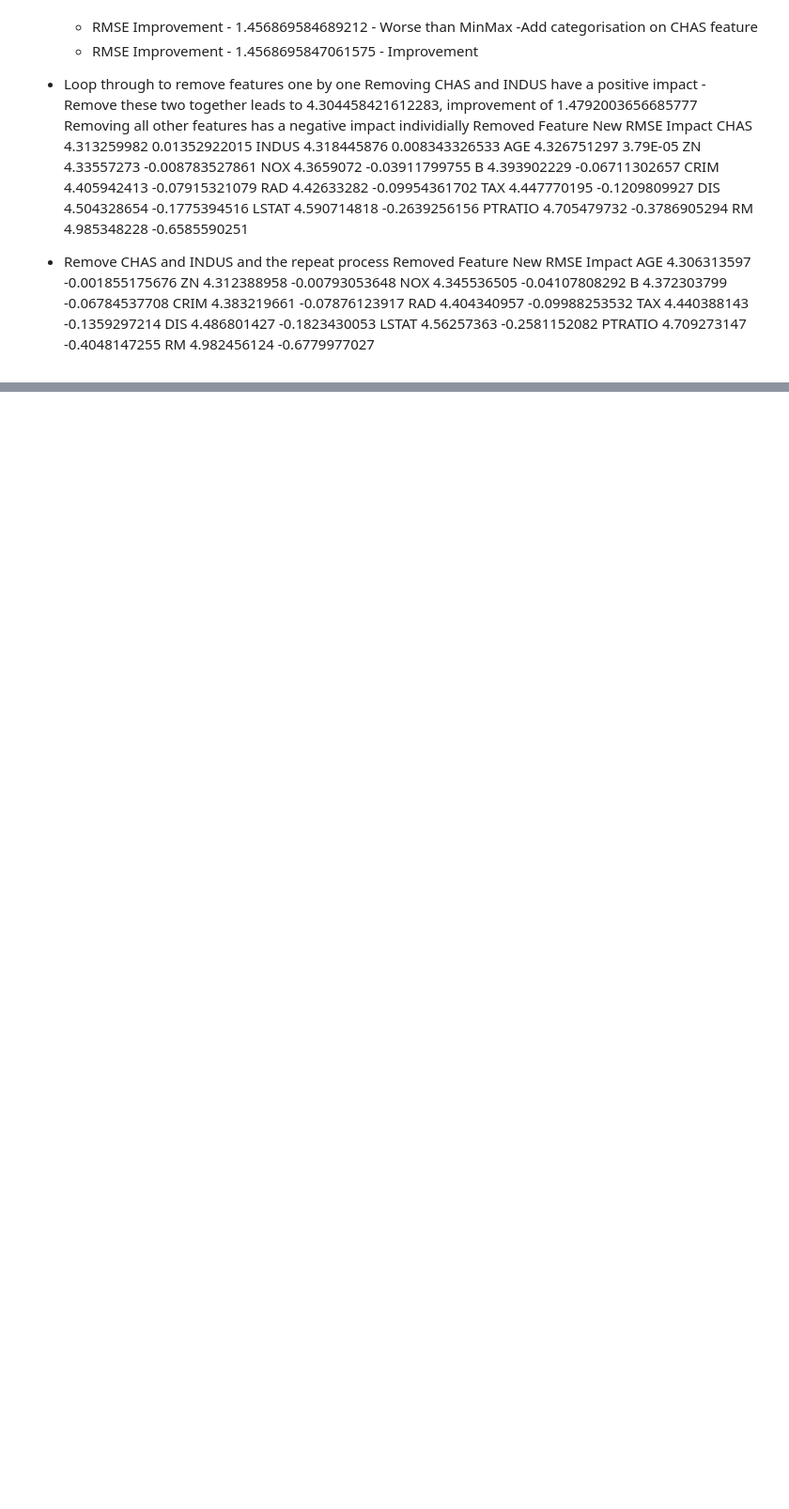
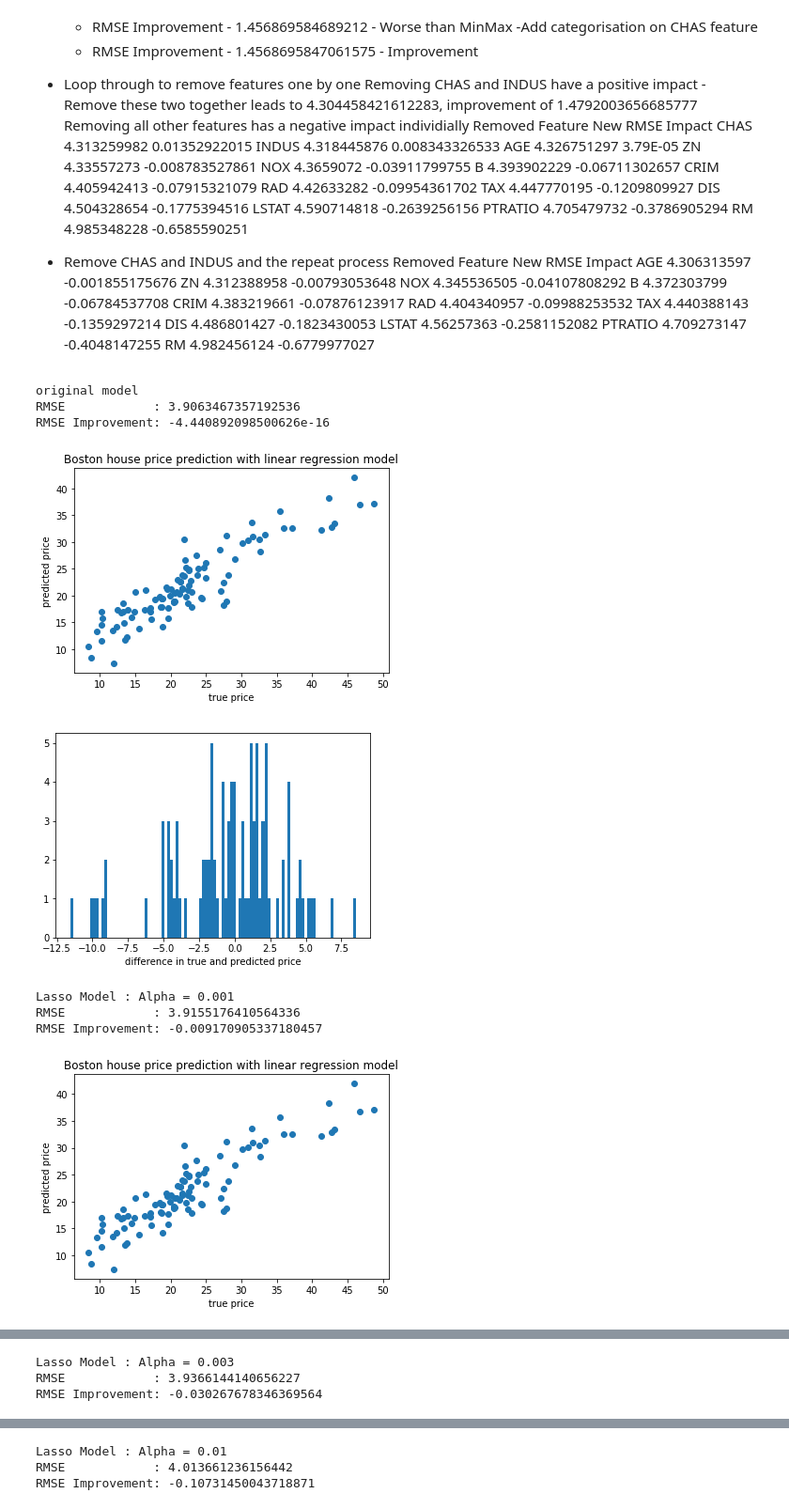
Before and after one commit to OliverWBurke/datasciencecertification, a Jupyter notebook: Juypiter Notebooks/LinearRegression Boston Dataset - Sprint 6/LinearRegression_BostonDataset.ipynb, the cells around one changed output, grey strips where cells are left out. Shown at 94% size. Saved outputs shown, nothing was run; the diff lists cells and outputs as text; code cells hidden in the pictures; blank space fills up the shorter version.

```diff
--- a/Juypiter Notebooks/LinearRegression Boston Dataset - Sprint 6/LinearRegression_BostonDataset.ipynb
+++ b/Juypiter Notebooks/LinearRegression Boston Dataset - Sprint 6/LinearRegression_BostonDataset.ipynb
@@ -258,7 +329,7 @@ def model_performance (rmse,best_rmse,y_test,y_pred,  show_graphs):
         plt.show()
 
         # Distribution of errors
-        plt.hist(y_pred - y_test,bins = range(-20,11,1))
+        plt.hist(y_pred - y_test,bins = 100 )
         plt.xlabel('difference in true and predicted price')
         plt.show()
 # %%
@@ -336,31 +407,41 @@ for i in crime:
         binaryCRIME.append(0)
 X["binaryCRIME"] = binaryCRIME
 X = X.drop("CRIM",axis = 1)
 
 X_train, X_test, y_train, y_test = train_test_split(X, y, random_state=0, test_size=0.2)
 
-
+preprocessing.OneHotEncoder()
 
 scaler = preprocessing.MinMaxScaler().fit(X_train)
 X_train = scaler.transform(X_train)
 X_test = scaler.transform(X_test)
 
 y_pred, rmse = basic_train_and_run(X_train, X_test, y_train, y_test)
 print("original model")
 model_performance(rmse,best_rmse, y_test,y_pred,True)
 
 alphaVals = []
 alphaVals = [0.001,0.003,0.01,0.03,0.1,0.3,1,3,10]
 for i in alphaVals:
     alpha = i
     print("Lasso Model : Alpha = "+str(alpha))
     y_pred, rmse = lasso_train_and_run(X_train, X_test, y_train, y_test,alpha)
     model_performance(rmse,best_rmse, y_test,y_pred,True)
 
 for i in alphaVals:
     alpha = i
     print("Ridge Model : Alpha = "+str(alpha))
     y_pred, rmse = ridge_train_and_run(X_train, X_test, y_train, y_test,alpha)
     model_performance(rmse,best_rmse, y_test,y_pred,True)
 #best score
 #3.9063467357192536
+# %% [output]
+original model
+RMSE            : 3.9063467357192536
+RMSE Improvement: -4.440892098500626e-16
+[figure, added]
+[figure, added]
+Lasso Model : Alpha = 0.001
+RMSE            : 3.9155176410564336
+RMSE Improvement: -0.009170905337180457
+[figure, added]
@@ -366,0 +449,3 @@ for i in alphaVals:
+Lasso Model : Alpha = 0.003
+RMSE            : 3.9366144140656227
+RMSE Improvement: -0.030267678346369564
@@ -366,0 +454,3 @@ for i in alphaVals:
+Lasso Model : Alpha = 0.01
+RMSE            : 4.013661236156442
+RMSE Improvement: -0.10731450043718871
```
Also changed, not shown: parts of 12 cells of this notebook, 1 other file.
